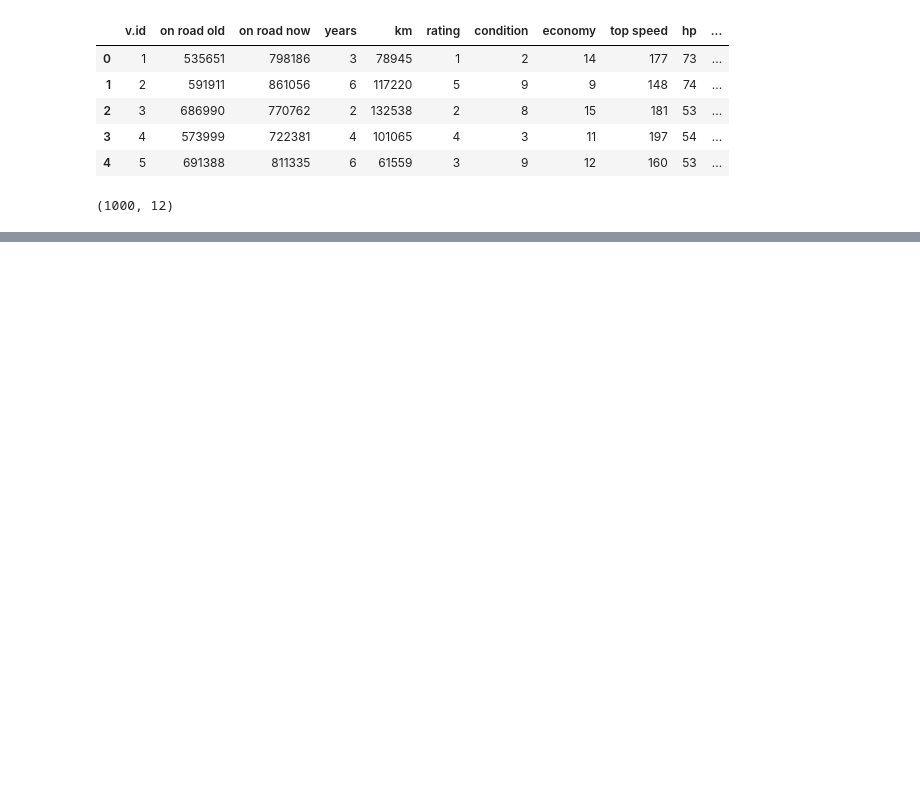
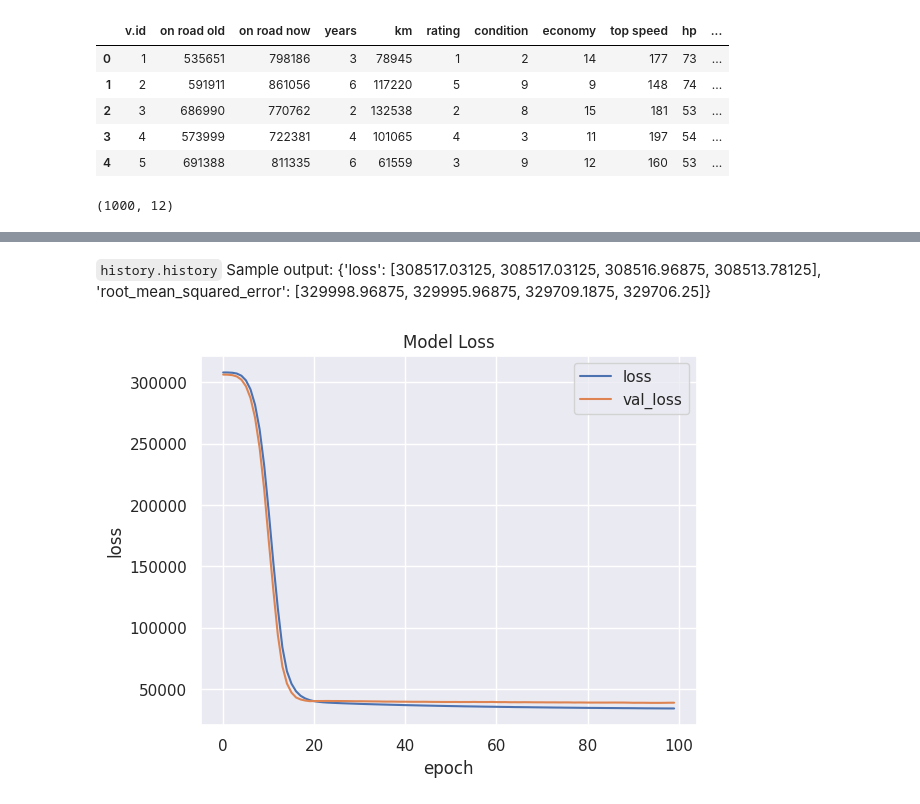
Before and after one commit to shah-shivam-410/python-learning-notebooks, a Jupyter notebook: project/car-price-detection/car_price_prediction.ipynb, the cells around one changed output, grey strips where cells are left out. Drawn from its saved outputs; the diff is of its cells as text; code cells hidden in the pictures; blank space fills up the shorter version.

```diff
--- a/project/car-price-detection/car_price_prediction.ipynb
+++ b/project/car-price-detection/car_price_prediction.ipynb
@@ -68,0 +140,14 @@ print(y.shape)
+# %%
+# Compiling module
+model.compile(
+    optimizer=tf.keras.optimizers.Adam(learning_rate=0.001),
+    loss=tf.keras.losses.MeanAbsoluteError(),
+    metrics=[tf.keras.metrics.RootMeanSquaredError()]
+)
+# %%
+history = model.fit(
+    train_dataset,
+    epochs=100,
+    verbose=1,
+    validation_data=val_dataset
+)
@@ -68,0 +172,21 @@ print(y.shape)
+# %% [markdown]
+`history.history`
+Sample output:
+{'loss': [308517.03125,
+  308517.03125,
+  308516.96875,
+  308513.78125],
+'root_mean_squared_error': [329998.96875,
+  329995.96875,
+  329709.1875,
+  329706.25]}
+# %%
+plt.plot(history.history["loss"])
+plt.plot(history.history["val_loss"])
+plt.title("Model Loss")
+plt.xlabel("epoch")
+plt.ylabel("loss")
+plt.legend(["loss", "val_loss"])
+plt.show()
+# %% [output]
+[figure, added]
```
Also changed, not shown: parts of 22 cells of this notebook.
